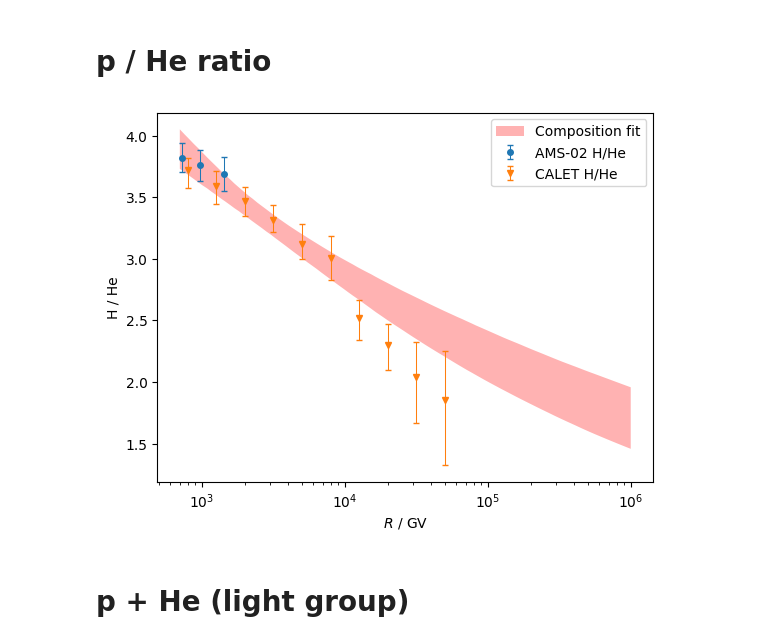
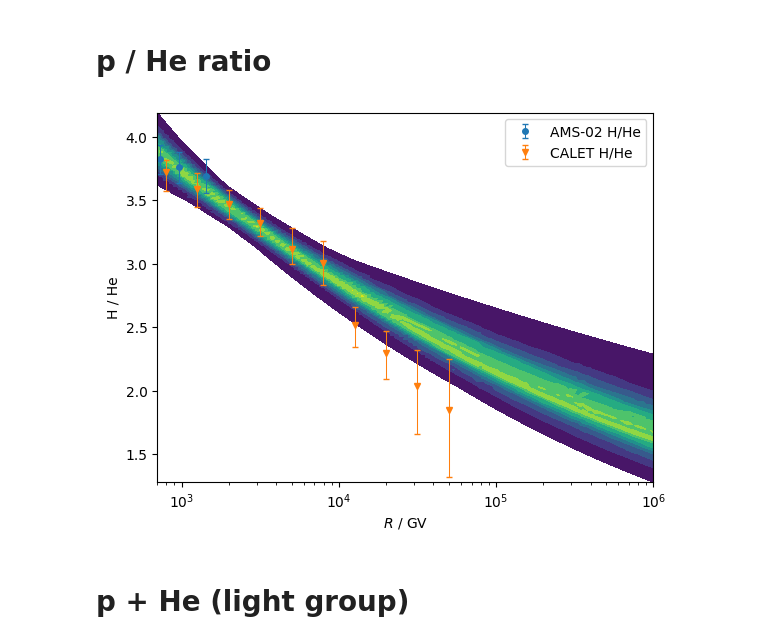
Before and after one commit to nj-vs-vh/EVA, a Jupyter notebook: observables.ipynb, the cells around one changed output. Saved outputs shown, nothing was run; the diff lists cells and outputs as text; code cells hidden in the pictures.

```diff
--- a/observables.ipynb
+++ b/observables.ipynb
@@ -60,37 +60,35 @@ def H_He_ratio_shifted_to_calet(model: Model, R: np.ndarray) -> np.ndarray:
     for p in (Primary.H, Primary.He):
         E = R * p.Z
         dNdE = model.cr_model.compute(E / f_CALET, primary=p) * f_CALET
         dNdR_per_primary.append(dNdE * p.Z)
 
     return dNdR_per_primary[0] / dNdR_per_primary[1]
 
 
 for d in p_He_ratio_data:
     d.plot(ax=ax)
 
 for observable, label, color in (
     (H_He_ratio, "Composition fit", "red"),
     # (H_He_ratio_shifted_to_calet, "Composition fit shifted to CALET energy", "green"),
 ):
-    plot_credible_band(
+    plot_posterior_contours(
         ax,
         scale=0,
         bounds=R_BOUNDS,
         observable=observable,
-        color=color,
         theta_sample=theta_sample,
         model_config=fc.model,
-        add_median=False,
         label=label,
     )
 ax.set_xlabel("$ R $ / $ \\text{GV} $")
 ax.set_xscale("log")
 ax.set_ylabel("H / He")
 # ax.set_yscale("log")
 ax.legend()
 plt.show()
 # %% [output]
-[figure, old version]
+[figure, new version]
 # %% [markdown]
 # p + He (light group)
 # %%
```
Also changed, not shown: parts of 4 cells of this notebook, 10 other files.
